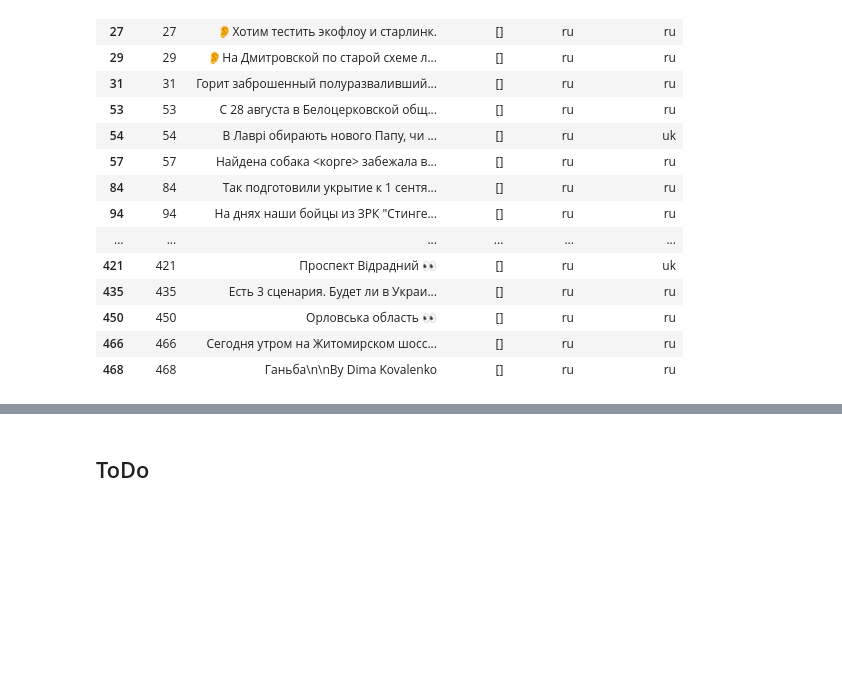
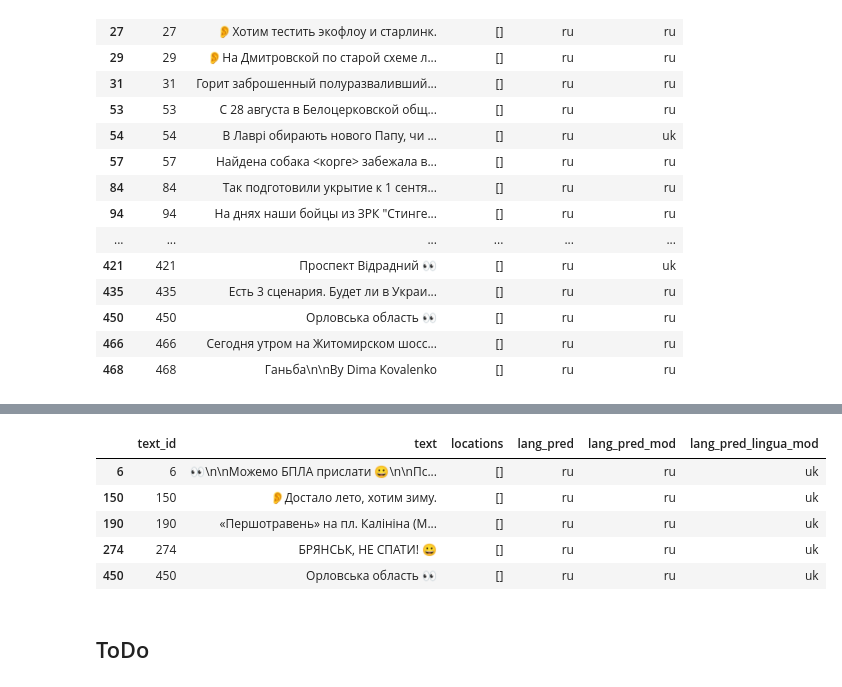
Before and after one commit to EvgeniyAzarov/NLP-UA-Locations-Extractions, a Jupyter notebook: notebooks/lang_detection.ipynb, the cells around one changed output, grey strips where cells are left out. Drawn from its saved outputs; the diff is of its cells as text; code cells hidden in the pictures; blank space fills up the shorter version.

```diff
--- a/notebooks/lang_detection.ipynb
+++ b/notebooks/lang_detection.ipynb
@@ -193,3 +263,12 @@ df_test[df_test['lang_pred'] == 'ru']
+# %%
+df_test.loc[df_test['lang_pred_mod'] != df_test['lang_pred_lingua_mod']]
+# %% [output]
+|  | text_id | text | locations | lang_pred | lang_pred_mod | lang_pred_lingua_mod |
+| 6 | 6 | 👀\n\nМожемо БПЛА прислати 😀\n\nПс... | [] | ru | ru | uk |
+| 150 | 150 | 👂Достало лето, хотим зиму. | [] | ru | ru | uk |
+| 190 | 190 | «Першотравень» на пл. Калiнiна (М... | [] | ru | ru | uk |
+| 274 | 274 | БРЯНСЬК, НЕ СПАТИ! 😀 | [] | ru | ru | uk |
+| 450 | 450 | Орловська область 👀 | [] | ru | ru | uk |
 # %% [markdown]
 ## ToDo
 # %% [markdown]
```
Also changed, not shown: parts of 15 cells of this notebook, 1 other file.
